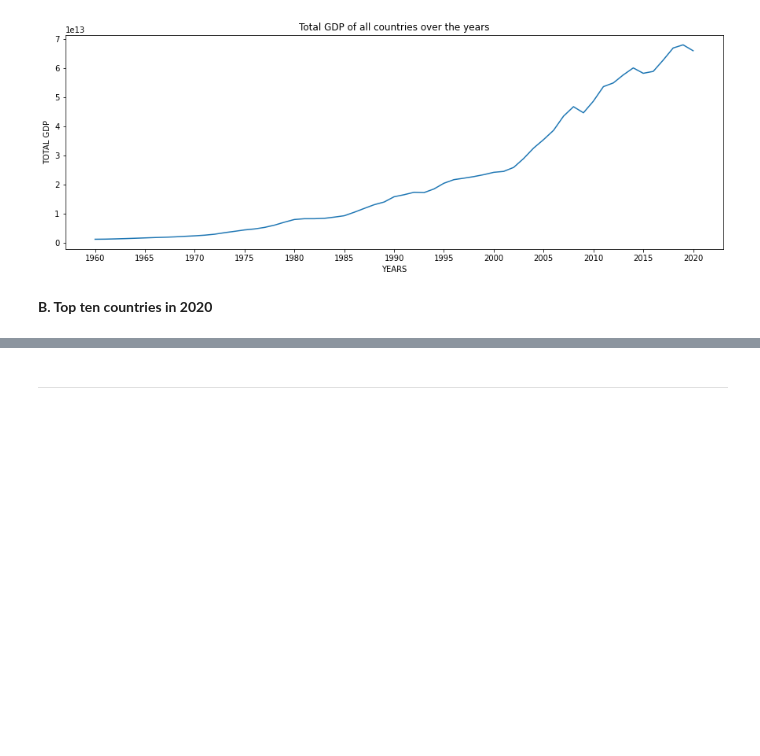
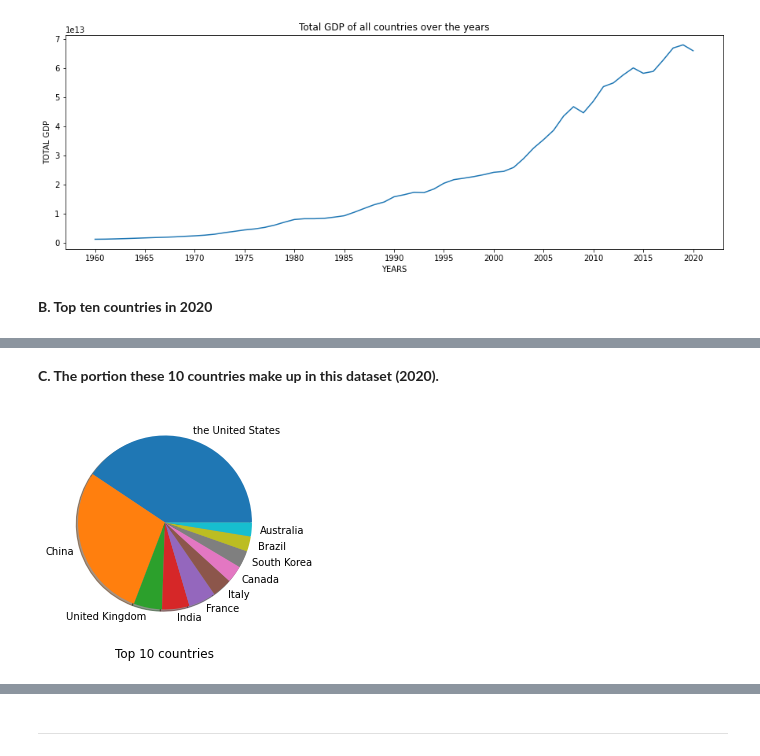
Before and after one commit to Prashant528/GDP_DATA_EDA, a Jupyter notebook: notebookc95ef18f39.ipynb, the cells around one changed output, grey strips where cells are left out. Cells and saved outputs as stored; diff of their text form; code cells hidden in the pictures; blank space fills up the shorter version.

```diff
--- a/notebookc95ef18f39.ipynb
+++ b/notebookc95ef18f39.ipynb
@@ -245,0 +246,8 @@ plt.bar(country, gdp, color ='maroon',width = 0.4)
+# %% [markdown]
+**C. The portion these 10 countries make up in this dataset (2020).**
+# %%
+plt.pie(top_10_gdp, labels = top_10_country, shadow=True)
+plt.title('Top 10 countries',  y=-0.15)
+plt.show()
+# %% [output]
+[figure, added]
```
Also changed, not shown: parts of 3 cells of this notebook.
